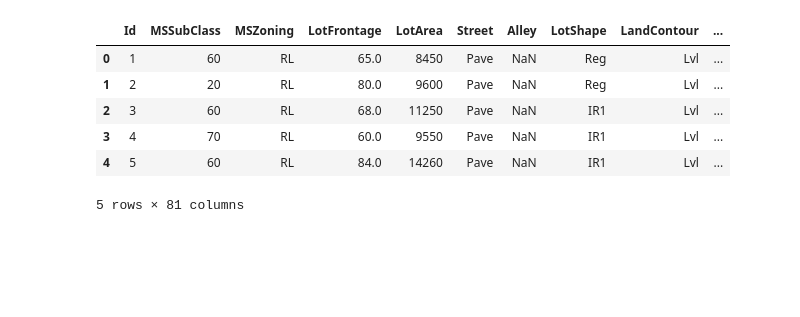
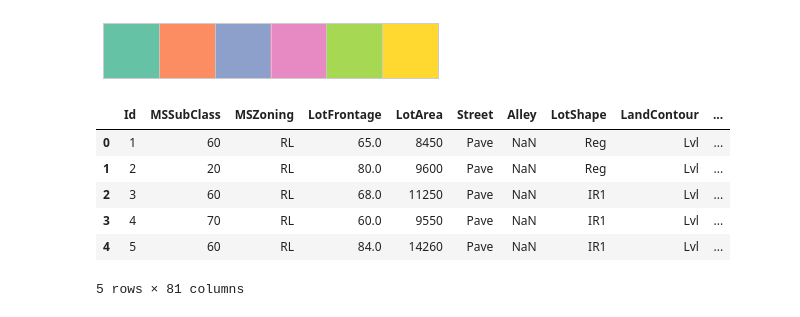
Before and after one commit to Tan-Moy/ml_projects, a Jupyter notebook: housing/housing.ipynb, the cells around one changed output. Saved outputs shown, nothing was run; the diff lists cells and outputs as text; code cells hidden in the pictures; blank space fills up the shorter version.

```diff
--- a/housing/housing.ipynb
+++ b/housing/housing.ipynb
@@ -1,25 +1,28 @@
 # %%
 import pandas as pd
 import matplotlib.pyplot as plt
 import numpy as np
 import seaborn as sns
 from matplotlib import rcParams
 import xgboost as xgb
 
 import scipy.stats as stats
 from scipy import stats
 from scipy.stats import pointbiserialr, spearmanr, skew, pearsonr
 
 from sklearn.ensemble import RandomForestRegressor
 from sklearn.feature_selection import SelectFromModel
 from sklearn.model_selection import cross_val_score, train_test_split, GridSearchCV
 from sklearn.linear_model import Ridge, RidgeCV, LassoCV
 from sklearn import linear_model
 
 %matplotlib inline
-# current_palette_1 = sns.color_palette("Set2", 6)
-# sns.set_palette(current_palette_1)
-# sns.palplot(current_palette_1)
+sns.set_style('whitegrid')
+current_palette_1 = sns.color_palette("Set2", 6)
+sns.set_palette(current_palette_1)
+sns.palplot(current_palette_1)
+# %% [output]
+[figure, added]
 # %%
 df_train = pd.read_csv('train.csv')
 df_test = pd.read_csv('test.csv')
```
Also changed, not shown: parts of 50 cells of this notebook, 4 other files.
